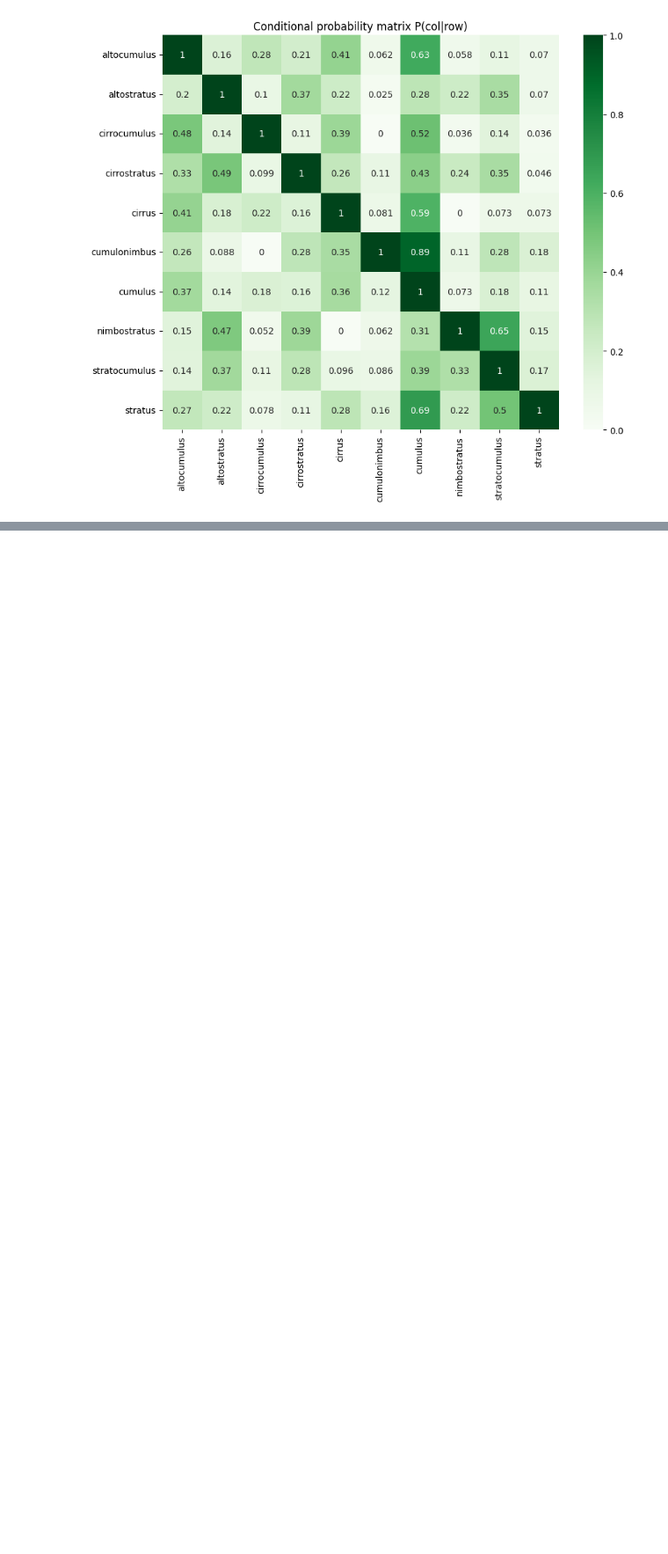
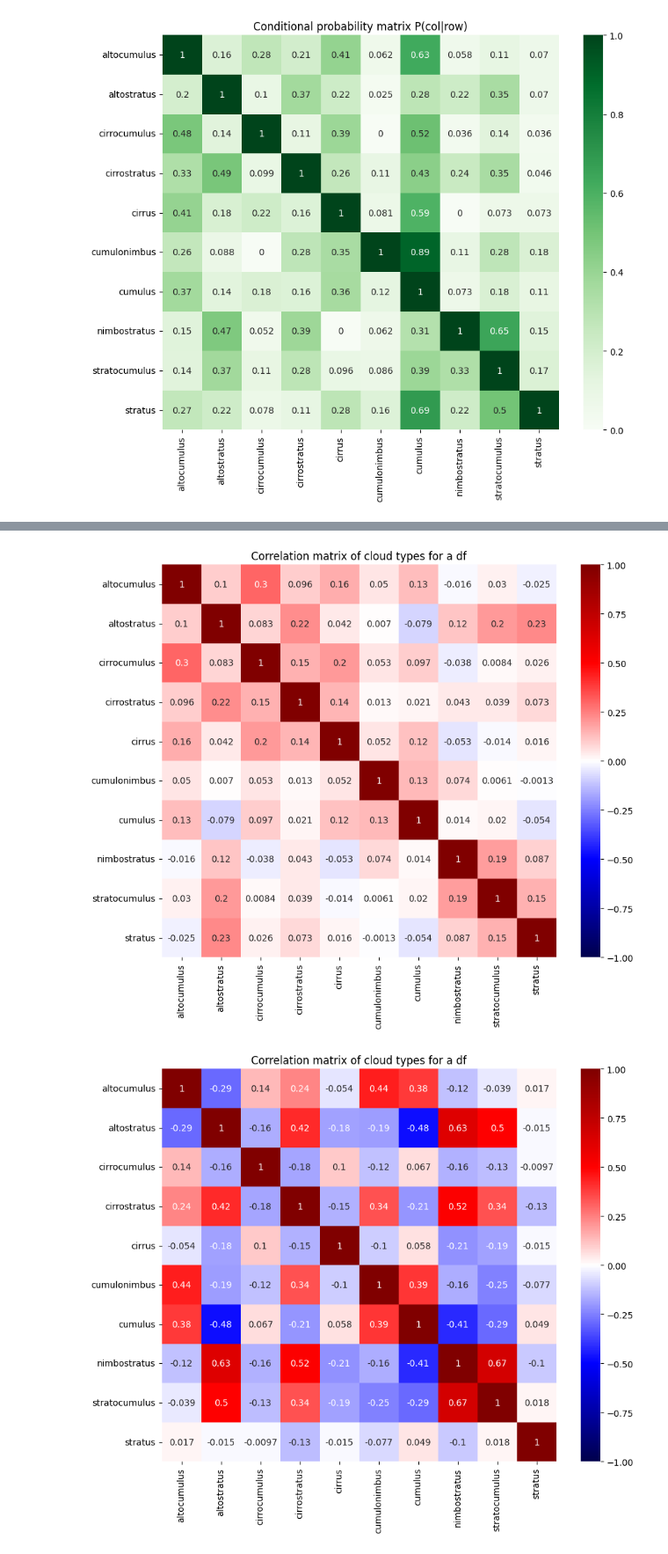
Before and after one commit to oliverflood/atmoscope, a Jupyter notebook: notebooks/04_colab_eda.ipynb, the cells around one changed output, grey strips where cells are left out. Shown at 88% size. Saved outputs shown, nothing was run; the diff lists cells and outputs as text; code cells hidden in the pictures; blank space fills up the shorter version.

```diff
--- a/notebooks/04_colab_eda.ipynb
+++ b/notebooks/04_colab_eda.ipynb
@@ -144,0 +326,6 @@ plt.show()
+# %%
+df_corr_matrix(df_trusted)
+df_corr_matrix(df_untrusted)
+# %% [output]
+[figure, added]
+[figure, added]
```
Also changed, not shown: parts of 15 cells of this notebook, 1 other file.
